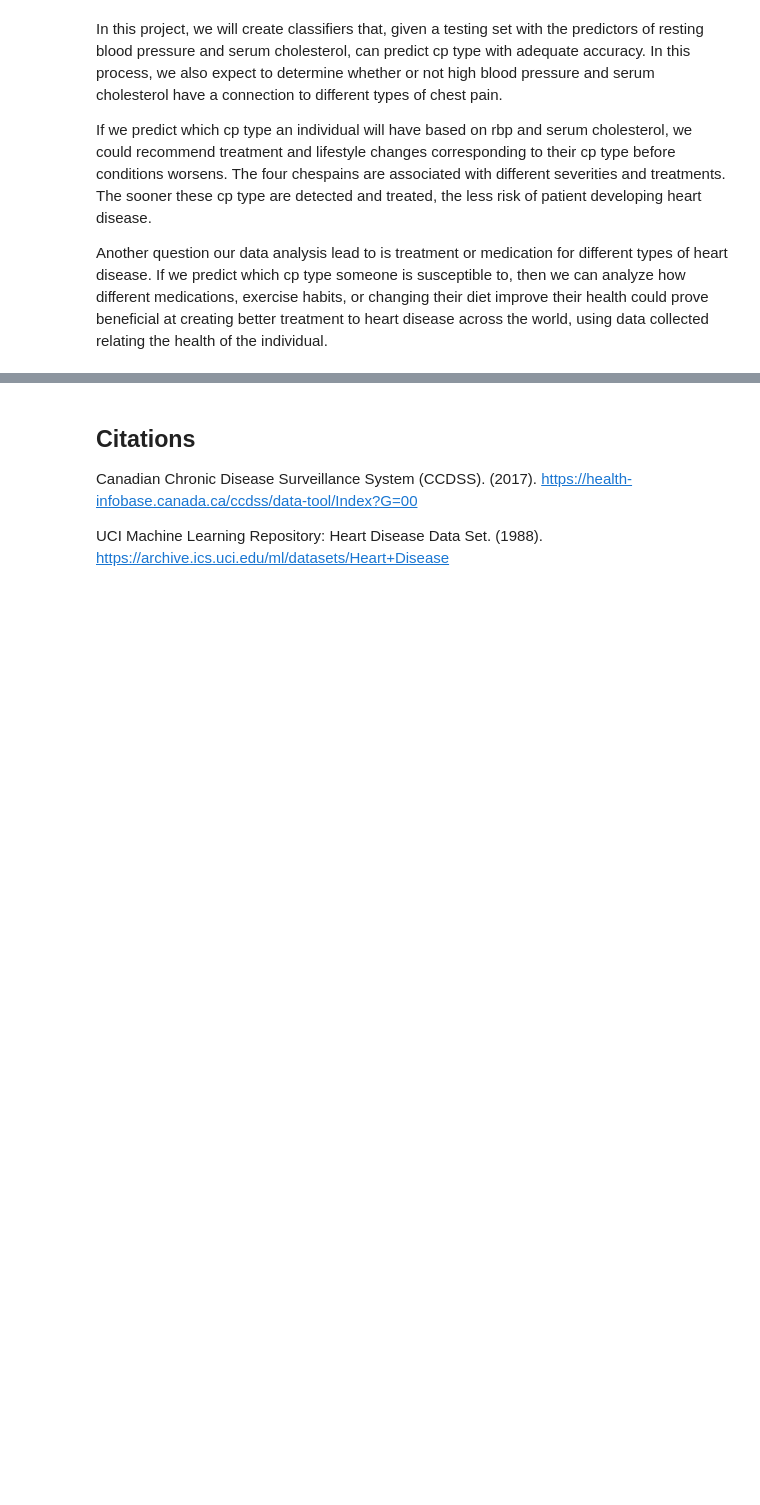
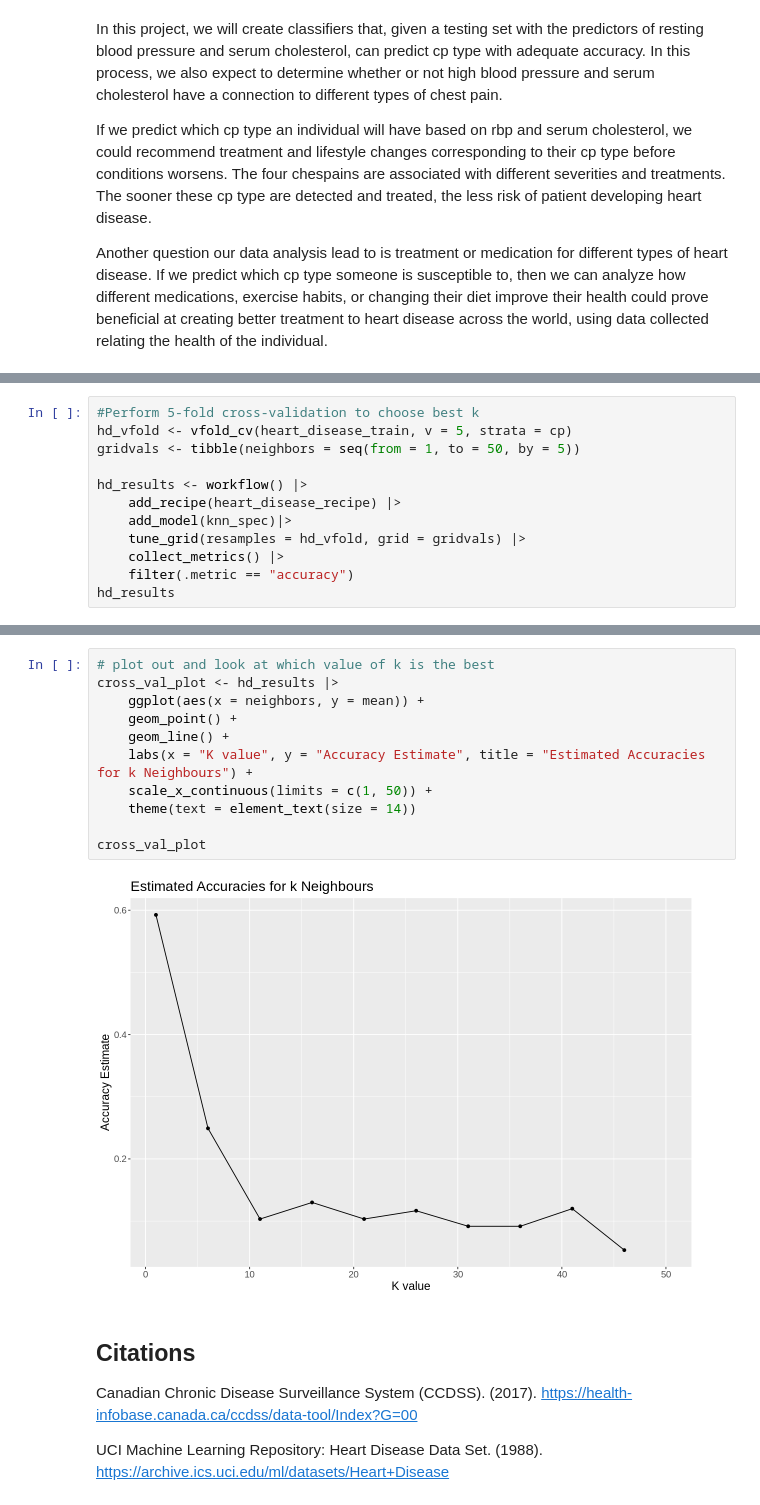
Before and after one commit to drkchu/chest-pain-classification, a Jupyter notebook: heart_disease.ipynb, the cells around one changed output, grey strips where cells are left out. Drawn from its saved outputs; the diff is of its cells as text; blank space fills up the shorter version.

```diff
--- a/heart_disease.ipynb
+++ b/heart_disease.ipynb
@@ -280,0 +267,12 @@ cross_val_plot
+# %%
+#Perform 5-fold cross-validation to choose best k
+hd_vfold <- vfold_cv(heart_disease_train, v = 5, strata = cp)
+gridvals <- tibble(neighbors = seq(from = 1, to = 50, by = 5))
+
+hd_results <- workflow() |>
+    add_recipe(heart_disease_recipe) |>
+    add_model(knn_spec)|>
+    tune_grid(resamples = hd_vfold, grid = gridvals) |>
+    collect_metrics() |>
+    filter(.metric == "accuracy")
+hd_results
@@ -281,3 +308,16 @@ cross_val_plot
+# %%
+# plot out and look at which value of k is the best
+cross_val_plot <- hd_results |>
+    ggplot(aes(x = neighbors, y = mean)) +
+    geom_point() +
+    geom_line() +
+    labs(x = "K value", y = "Accuracy Estimate", title = "Estimated Accuracies for k Neighbours") +
+    scale_x_continuous(limits = c(1, 50)) +
+    theme(text = element_text(size = 14))
+
+cross_val_plot
+# %% [output]
+[figure, added]
 # %% [markdown]
 ## Citations
 
```
Also changed, not shown: parts of 8 cells of this notebook.
